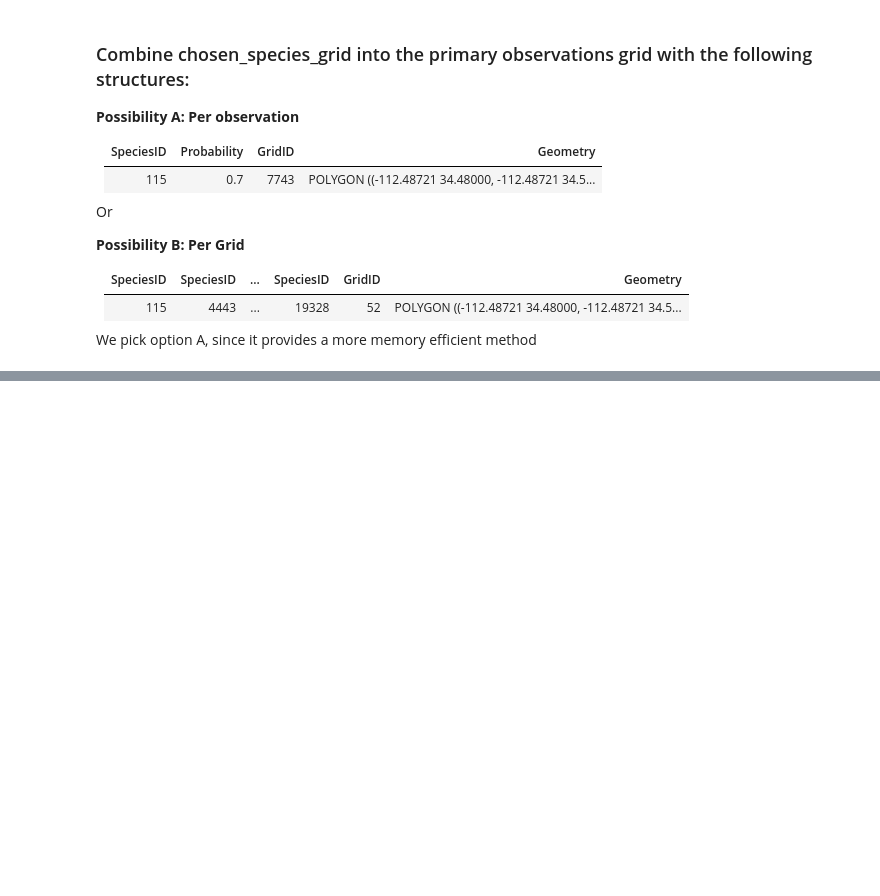
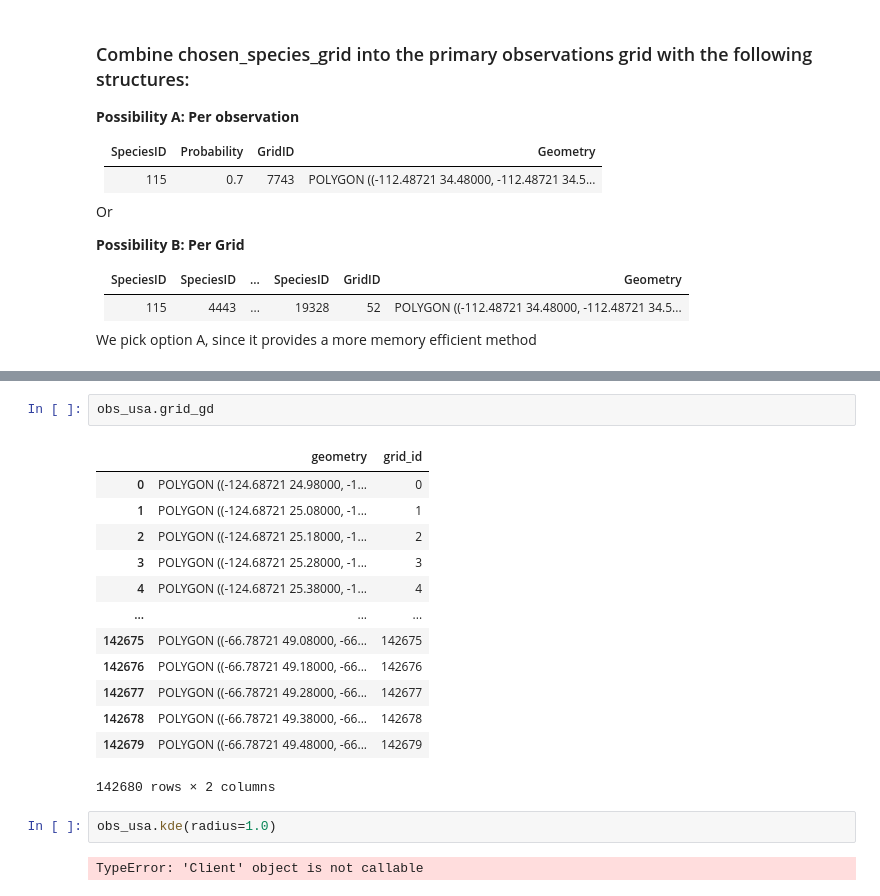
Before and after one commit to ando-shah/sdm-geolifeCLEF, a Jupyter notebook: preprocessing/kde.ipynb, the cells around one changed output, grey strips where cells are left out. Cells and saved outputs as stored; diff of their text form; blank space fills up the shorter version.

```diff
--- a/preprocessing/kde.ipynb
+++ b/preprocessing/kde.ipynb
@@ -277,0 +350,20 @@ len(train_gdf[train_gdf.species_id==46])
+# %%
+obs_usa.grid_gd
+# %% [output]
+|  | geometry | grid_id |
+| 0 | POLYGON ((-124.68721 24.98000, -1... | 0 |
+| 1 | POLYGON ((-124.68721 25.08000, -1... | 1 |
+| 2 | POLYGON ((-124.68721 25.18000, -1... | 2 |
+| 3 | POLYGON ((-124.68721 25.28000, -1... | 3 |
+| 4 | POLYGON ((-124.68721 25.38000, -1... | 4 |
+| ... | ... | ... |
+| 142675 | POLYGON ((-66.78721 49.08000, -66... | 142675 |
+| 142676 | POLYGON ((-66.78721 49.18000, -66... | 142676 |
+| 142677 | POLYGON ((-66.78721 49.28000, -66... | 142677 |
+| 142678 | POLYGON ((-66.78721 49.38000, -66... | 142678 |
+| 142679 | POLYGON ((-66.78721 49.48000, -66... | 142679 |
+142680 rows × 2 columns
+# %%
+obs_usa.kde(radius=1.0)
+# %% [output]
+TypeError: 'Client' object is not callable
```
Also changed, not shown: parts of 45 cells of this notebook, 1 other file.
